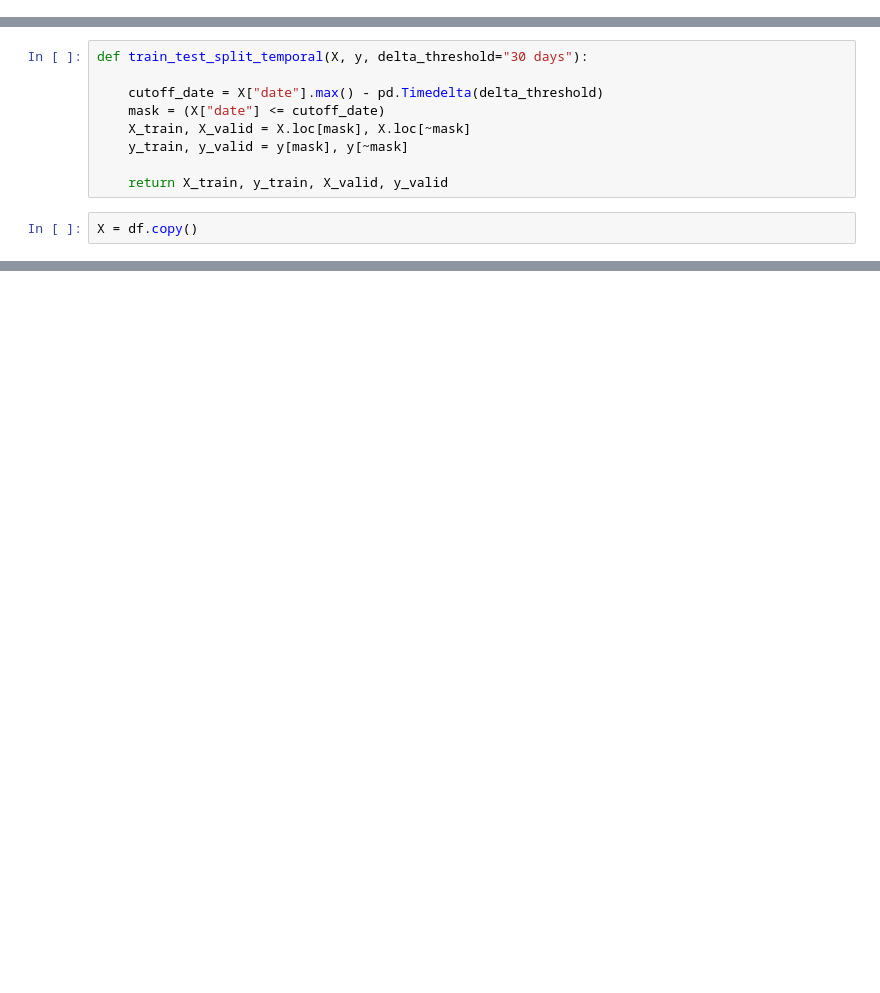
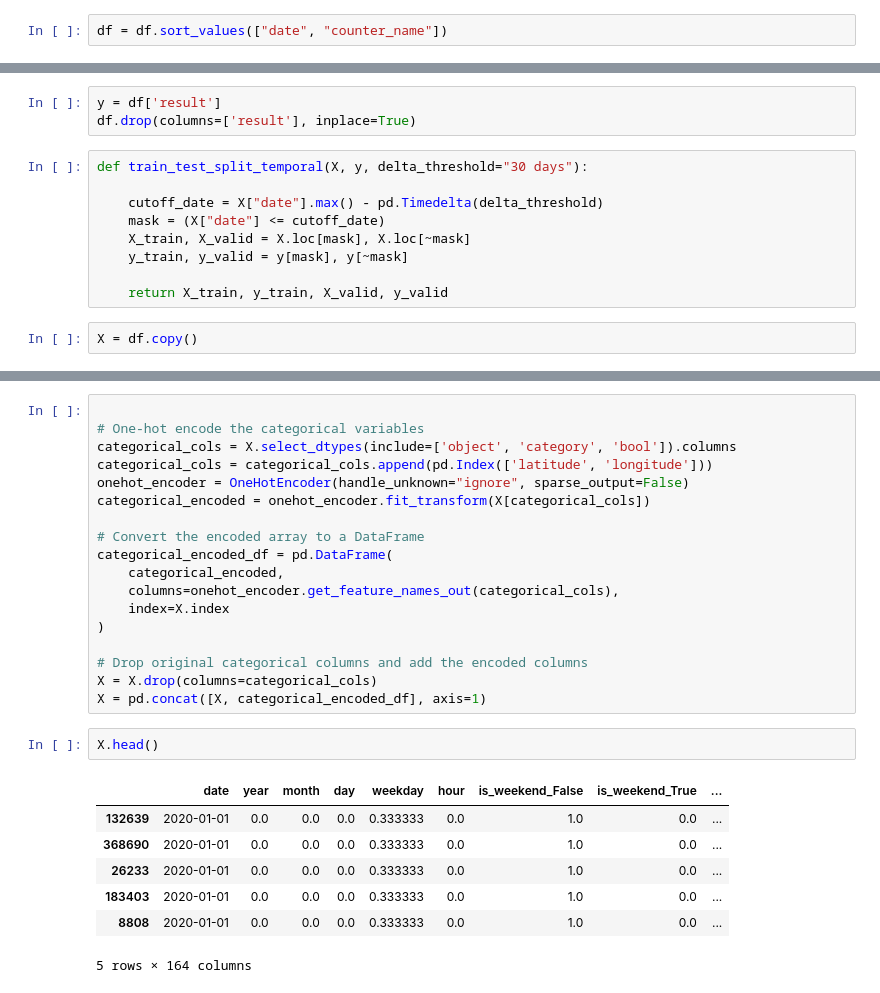
Before and after one commit to nishuastic/bike_counters, a Jupyter notebook: fulldata.ipynb, the cells around one changed output, grey strips where cells are left out. Drawn from its saved outputs; the diff is of its cells as text; blank space fills up the shorter version.

```diff
--- a/fulldata.ipynb
+++ b/fulldata.ipynb
@@ -202,0 +447,2 @@ df.head(2)
+# %%
+df = df.sort_values(["date", "counter_name"])
@@ -203,3 +489,6 @@ df.head(2)
+# %%
+y = df['result']
+df.drop(columns=['result'], inplace=True)
 # %%
 def train_test_split_temporal(X, y, delta_threshold="30 days"):
 
@@ -260,0 +520,28 @@ X_test_split = X_test_split.astype(float)
+# %%
+
+# One-hot encode the categorical variables
+categorical_cols = X.select_dtypes(include=['object', 'category', 'bool']).columns
+categorical_cols = categorical_cols.append(pd.Index(['latitude', 'longitude']))
+onehot_encoder = OneHotEncoder(handle_unknown="ignore", sparse_output=False)
+categorical_encoded = onehot_encoder.fit_transform(X[categorical_cols])
+
+# Convert the encoded array to a DataFrame
+categorical_encoded_df = pd.DataFrame(
+    categorical_encoded,
+    columns=onehot_encoder.get_feature_names_out(categorical_cols),
+    index=X.index
+)
+
+# Drop original categorical columns and add the encoded columns
+X = X.drop(columns=categorical_cols)
+X = pd.concat([X, categorical_encoded_df], axis=1)
+# %%
+X.head()
+# %% [output]
+|  | date | year | month | day | weekday | hour | is_weekend_False | is_weekend_True | ... |
+| 132639 | 2020-01-01 | 0.0 | 0.0 | 0.0 | 0.333333 | 0.0 | 1.0 | 0.0 | ... |
+| 368690 | 2020-01-01 | 0.0 | 0.0 | 0.0 | 0.333333 | 0.0 | 1.0 | 0.0 | ... |
+| 26233 | 2020-01-01 | 0.0 | 0.0 | 0.0 | 0.333333 | 0.0 | 1.0 | 0.0 | ... |
+| 183403 | 2020-01-01 | 0.0 | 0.0 | 0.0 | 0.333333 | 0.0 | 1.0 | 0.0 | ... |
+| 8808 | 2020-01-01 | 0.0 | 0.0 | 0.0 | 0.333333 | 0.0 | 1.0 | 0.0 | ... |
+5 rows × 164 columns
```
Also changed, not shown: parts of 44 cells of this notebook, 2 other files.
